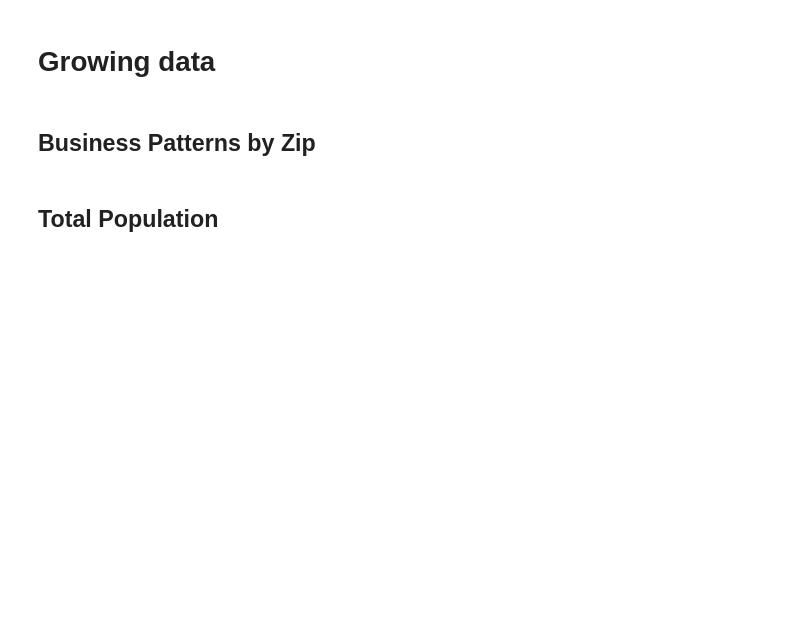
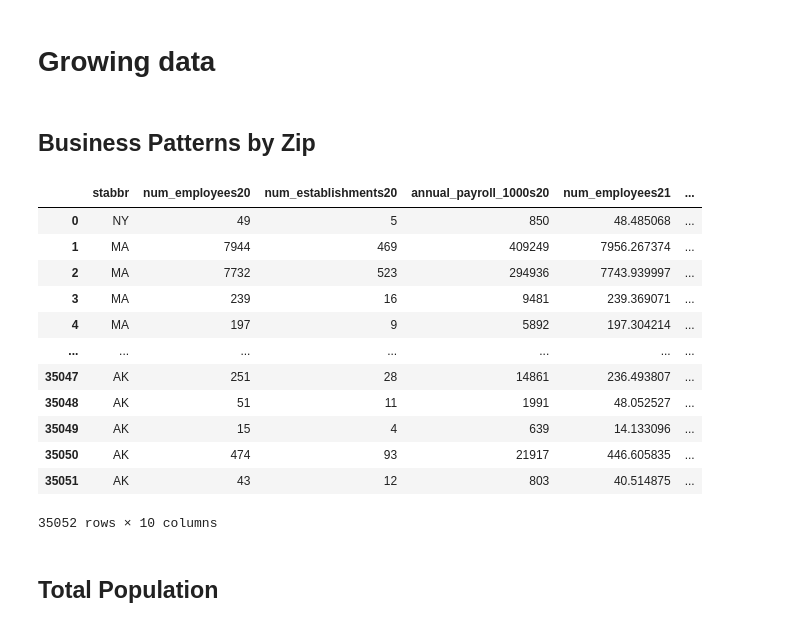
Before and after one commit to jhancuch/sba-loan-credit-analysis, a Jupyter notebook: eda/forecasting_census_variables.ipynb, the cells around one changed output. Drawn from its saved outputs; the diff is of its cells as text; code cells hidden in the pictures; blank space fills up the shorter version.

```diff
--- a/eda/forecasting_census_variables.ipynb
+++ b/eda/forecasting_census_variables.ipynb
@@ -356,4 +381,34 @@ Index(['index', 0], dtype='object')
 # %% [markdown]
 ### Services
+# %%
+services = pd.read_csv('https://raw.githubusercontent.com/jhancuch/sba-loan-credit-analysis/main/data/services/Table1.csv', header = 3, encoding = 'unicode_escape', engine ='python')
+# %%
+# subset columns and rows. We already have more granular data for nonemployer firms so we drop those
+services_1 = services.loc[services['Employer Status'] == 'Employer Firms']
+services_2 = services_1[['NAICS', '2020 Estimate', '2019 Estimate', '2018 Estimate', '2017 Estimate', '2016 Estimate']]
+services_2 = services_2.rename(columns = {'NAICS': 'naics',
+                                         '2020 Estimate': '2020',
+                                         '2019 Estimate': '2019',
+                                         '2018 Estimate': '2018',
+                                         '2017 Estimate': '2017',
+                                         '2016 Estimate': '2016'})
+services_3 = services_2.loc[4:, :].copy().reset_index(drop=True)
+# %%
+# Subset to if only the naics is two digits long
+services_4_list = []
+
+for i in range(0, len(services_3)):
+    if len(services_3.loc[i, 'naics']) == 2:
+        temp_list = list(services_3.iloc[i, :])
+        services_4_list.append(temp_list)
+
+services_4 = pd.DataFrame(services_4_list, columns=['naics', '2020', '2019', '2018', '2017', '2016'])
+# %%
+# Convert to integers and group by naics
+for i in services_4.columns:
+    services_4[i] = services_4[i].str.replace(',', '')
+    services_4[i] = services_4[i].astype(int)
+
+services_5 = services_4.groupby(['naics'])[['2020', '2019', '2018', '2017', '2016']].sum().reset_index()
 # %% [markdown]
 ### Wholesale Trade
@@ -371,5 +441,21 @@ for i in range(0, len(bp_zip2)):
     bp_zip2.loc[i, 'num_employees22'] = (bp_zip2.loc[i, 'num_employees21'] * (1 + gdp.loc[gdp['stabb'] == bp_zip2.loc[i, 'stabbr'], ['pct_chg_21_22']])).values[0]
     bp_zip2.loc[i, 'num_establishments22'] = (bp_zip2.loc[i, 'num_establishments21'] * (1 + gdp.loc[gdp['stabb'] == bp_zip2.loc[i, 'stabbr'], ['pct_chg_21_22']])).values[0]
     bp_zip2.loc[i, 'annual_payroll_1000s22'] = (bp_zip2.loc[i, 'annual_payroll_1000s21'] * (1 + gdp.loc[gdp['stabb'] == bp_zip2.loc[i, 'stabbr'], ['pct_chg_21_22']])).values[0]
+# %%
+bp_zip2
+# %% [output]
+|  | stabbr | num_employees20 | num_establishments20 | annual_payroll_1000s20 | num_employees21 | ... |
+| 0 | NY | 49 | 5 | 850 | 48.485068 | ... |
+| 1 | MA | 7944 | 469 | 409249 | 7956.267374 | ... |
+| 2 | MA | 7732 | 523 | 294936 | 7743.939997 | ... |
+| 3 | MA | 239 | 16 | 9481 | 239.369071 | ... |
+| 4 | MA | 197 | 9 | 5892 | 197.304214 | ... |
+| ... | ... | ... | ... | ... | ... | ... |
+| 35047 | AK | 251 | 28 | 14861 | 236.493807 | ... |
+| 35048 | AK | 51 | 11 | 1991 | 48.052527 | ... |
+| 35049 | AK | 15 | 4 | 639 | 14.133096 | ... |
+| 35050 | AK | 474 | 93 | 21917 | 446.605835 | ... |
+| 35051 | AK | 43 | 12 | 803 | 40.514875 | ... |
+35052 rows × 10 columns
 # %% [markdown]
 ## Total Population
```
Also changed, not shown: parts of 14 cells of this notebook.
